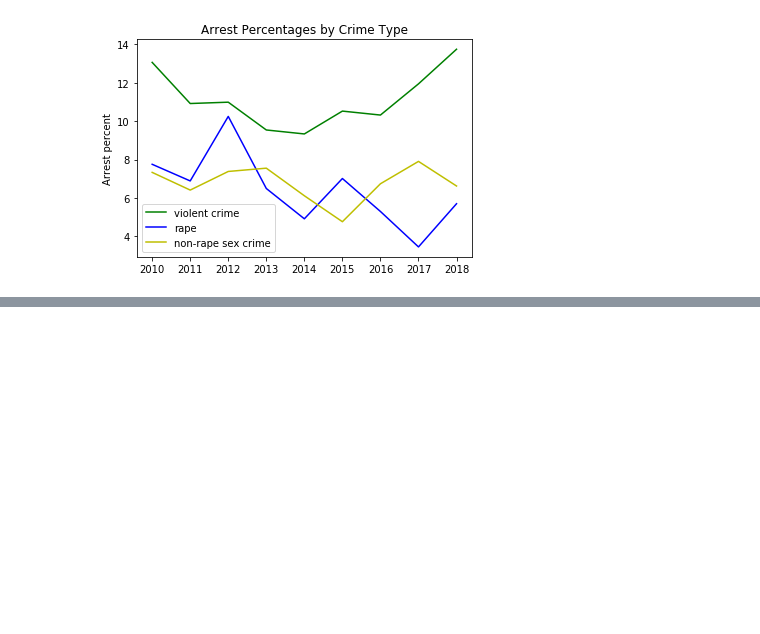
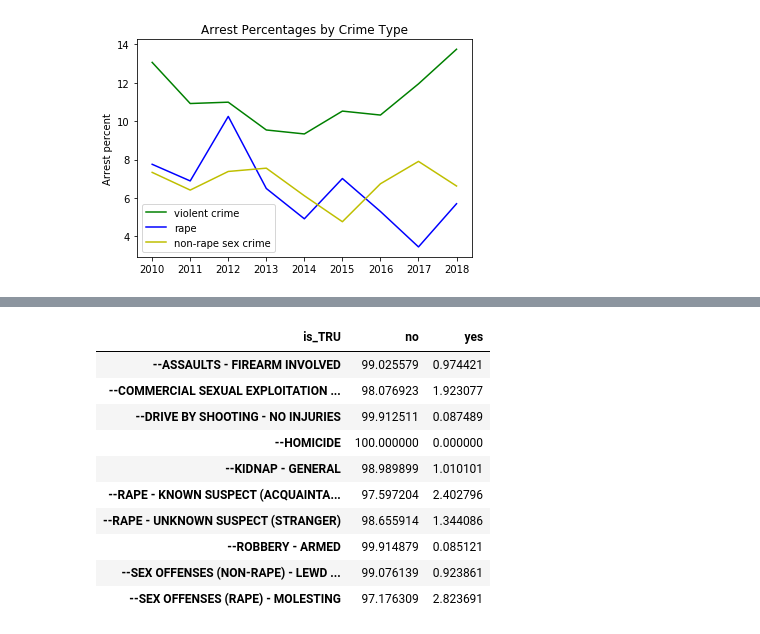
Before and after one commit to teacupwoozy/spd_notebook_archive, a Jupyter notebook: spd_notebook/2010-2018_SPD_Project.ipynb, the cells around one changed output, grey strips where cells are left out. Drawn from its saved outputs; the diff is of its cells as text; code cells hidden in the pictures; blank space fills up the shorter version.

```diff
--- a/spd_notebook/2010-2018_SPD_Project.ipynb
+++ b/spd_notebook/2010-2018_SPD_Project.ipynb
@@ -265,0 +276,20 @@ plt.show()
+# %%
+# Create crosstab to view % all TRU calls by crime type
+
+percentage_tru_calls = pd.crosstab(data.final_call_type,data.is_TRU,
+                          normalize = 'index').rename_axis(None)
+percentage_tru_calls *= 100
+
+percentage_tru_calls
+# %% [output]
+| is_TRU | no | yes |
+| --ASSAULTS - FIREARM INVOLVED | 99.025579 | 0.974421 |
+| --COMMERCIAL SEXUAL EXPLOITATION ... | 98.076923 | 1.923077 |
+| --DRIVE BY SHOOTING - NO INJURIES | 99.912511 | 0.087489 |
+| --HOMICIDE | 100.000000 | 0.000000 |
+| --KIDNAP - GENERAL | 98.989899 | 1.010101 |
+| --RAPE - KNOWN SUSPECT (ACQUAINTA... | 97.597204 | 2.402796 |
+| --RAPE - UNKNOWN SUSPECT (STRANGER) | 98.655914 | 1.344086 |
+| --ROBBERY - ARMED | 99.914879 | 0.085121 |
+| --SEX OFFENSES (NON-RAPE) - LEWD ... | 99.076139 | 0.923861 |
+| --SEX OFFENSES (RAPE) - MOLESTING | 97.176309 | 2.823691 |
```
Also changed, not shown: parts of 4 cells of this notebook.
